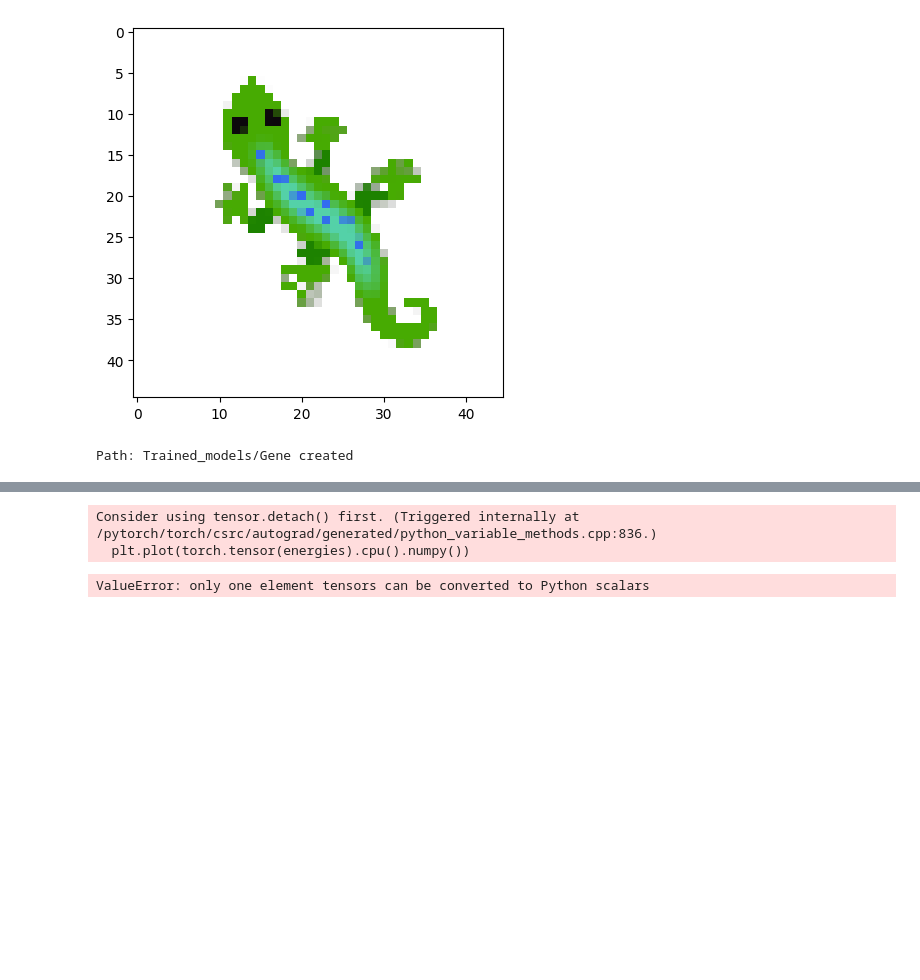
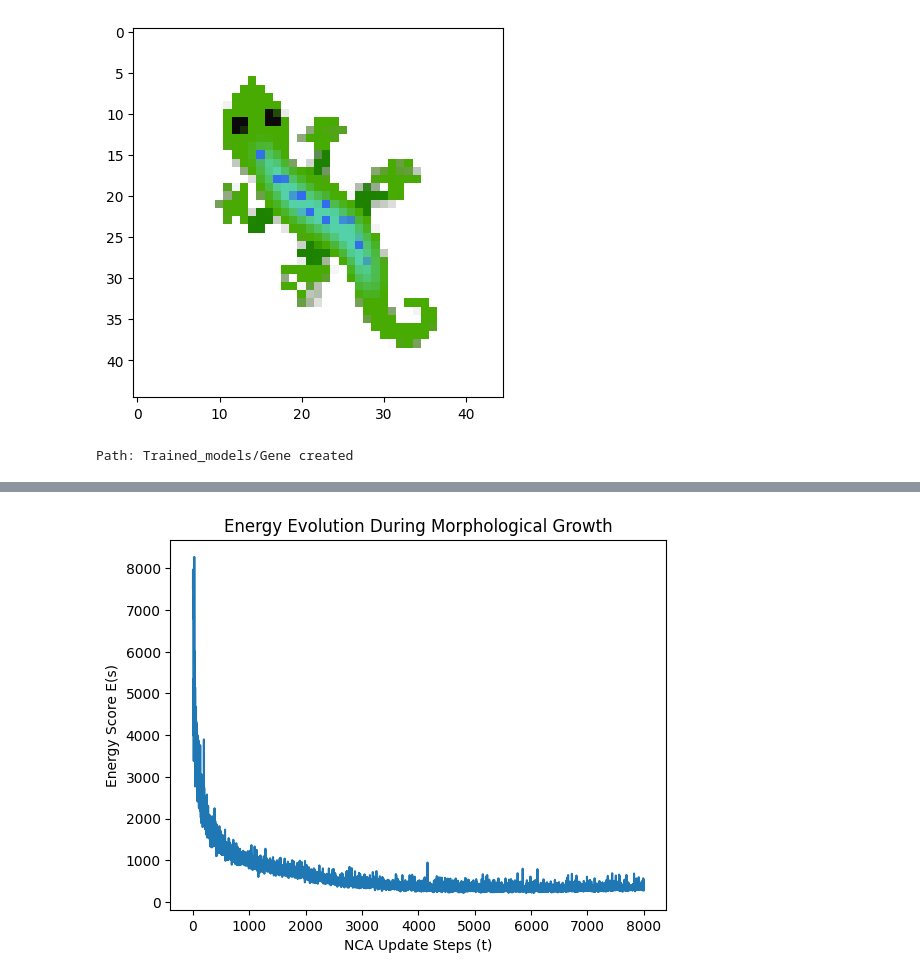
Before and after one commit to lshofsl/Advanced-topics-in-PoD-project-, a Jupyter notebook: EBM_NCA.ipynb, the cells around one changed output, grey strips where cells are left out. Cells and saved outputs as stored; diff of their text form; code cells hidden in the pictures; blank space fills up the shorter version.

```diff
--- a/EBM_NCA.ipynb
+++ b/EBM_NCA.ipynb
@@ -234,11 +240,10 @@ Batch
 Trained_models/Gene/NCA_EBM.pth
 # %%
-plt.plot(torch.tensor(energies).cpu().numpy())
-plt.title("Energy Loss")
-plt.xlabel("Training itteration")
-plt.ylabel("Energy")
+
+plt.plot(energy_loss)
+plt.xlabel("NCA Update Steps (t)")
+plt.ylabel("Energy Score E(s)")
+plt.title("Energy Evolution During Morphological Growth")
 plt.show()
 # %% [output]
-Consider using tensor.detach() first. (Triggered internally at /pytorch/torch/csrc/autograd/generated/python_variable_methods.cpp:836.)
-  plt.plot(torch.tensor(energies).cpu().numpy())
-ValueError: only one element tensors can be converted to Python scalars
+[figure, added]
```
Also changed, not shown: parts of 12 cells of this notebook.
